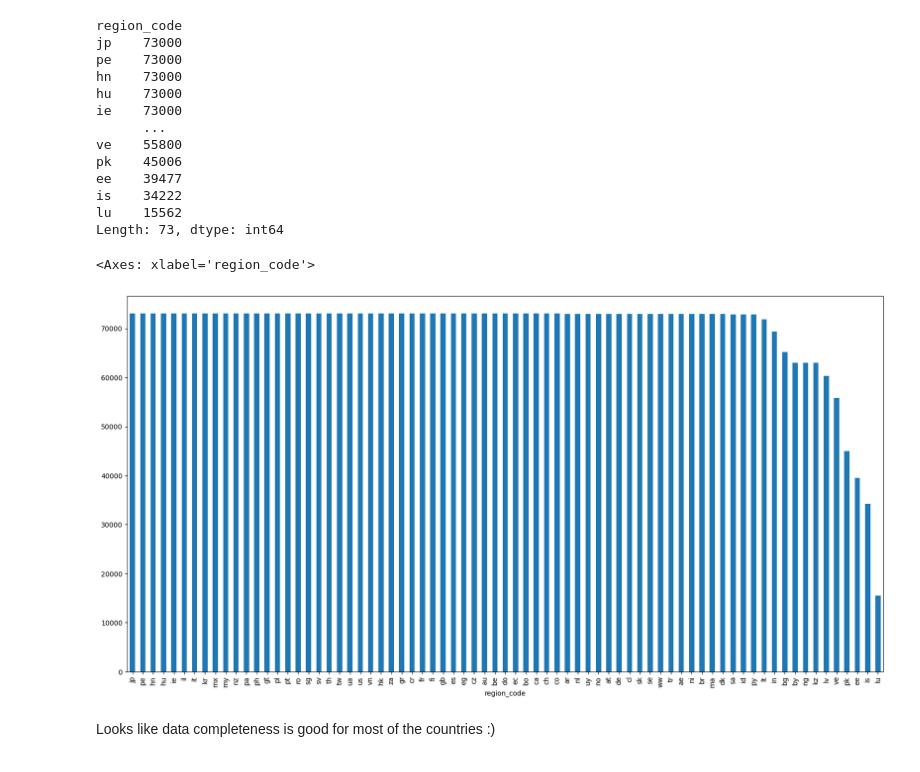
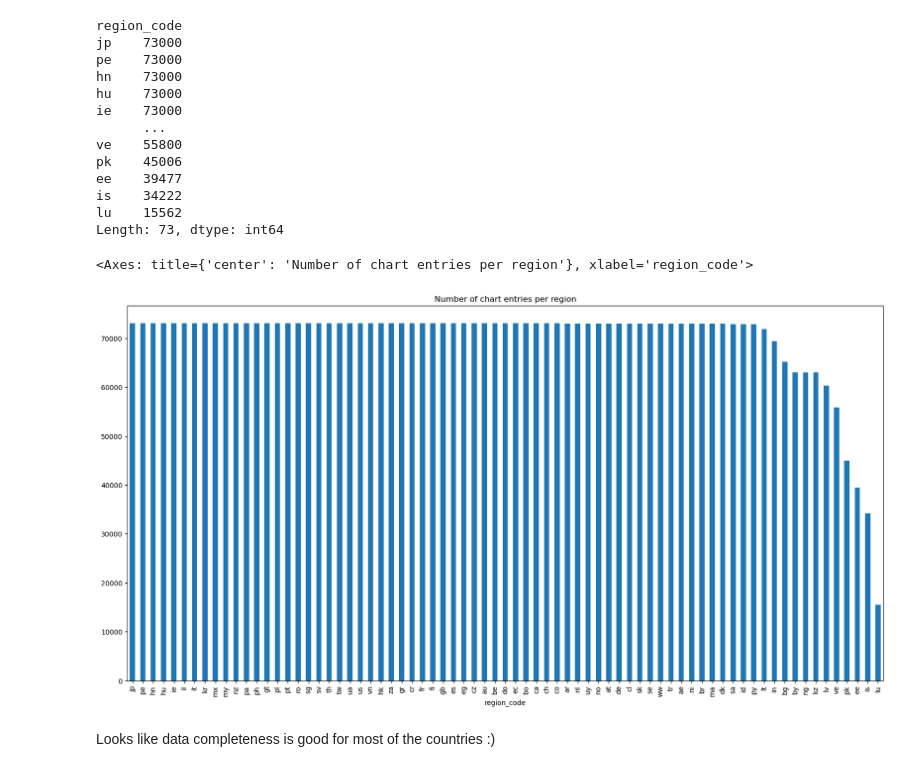
Before and after one commit to Sejmou/spotify-charts-analysis, a Jupyter notebook: notebooks/exploring_2022_charts.ipynb, the cells around one changed output. Saved outputs shown, nothing was run; the diff lists cells and outputs as text; code cells hidden in the pictures.

```diff
--- a/notebooks/exploring_2022_charts.ipynb
+++ b/notebooks/exploring_2022_charts.ipynb
@@ -24,8 +24,10 @@ charts
 | 5098017 | 2022-12-31 | za | 02VBYrHfVwfEWXk5DXyf0T | 200 | Bruno Mars, Anderson .Paak, Silk ... | Leave The Door Open | Aftermath Entertainment/Atlantic | 2 | -1 | ... |
 5098018 rows × 11 columns
 # %%
-regions = charts.groupby('region_code').size().sort_values(ascending=False)
-regions
+region_chart_entry_counts = (
+    charts.groupby("region_code").size().sort_values(ascending=False)
+)
+region_chart_entry_counts
 # %% [output]
 region_code
 jp    73000
@@ -42,9 +44,9 @@ lu    15562
 Length: 73, dtype: int64
 # %%
 from matplotlib import pyplot as plt
-regions.plot.bar(figsize=(20, 10))
+region_chart_entry_counts.plot.bar(figsize=(20, 10), title="Number of chart entries per region")
 # %% [output]
-<Axes: xlabel='region_code'>
+<Axes: title={'center': 'Number of chart entries per region'}, xlabel='region_code'>
-[figure, old version]
+[figure, new version]
 # %% [markdown]
 Looks like data completeness is good for most of the countries :)
```
Also changed, not shown: parts of 51 cells of this notebook.
